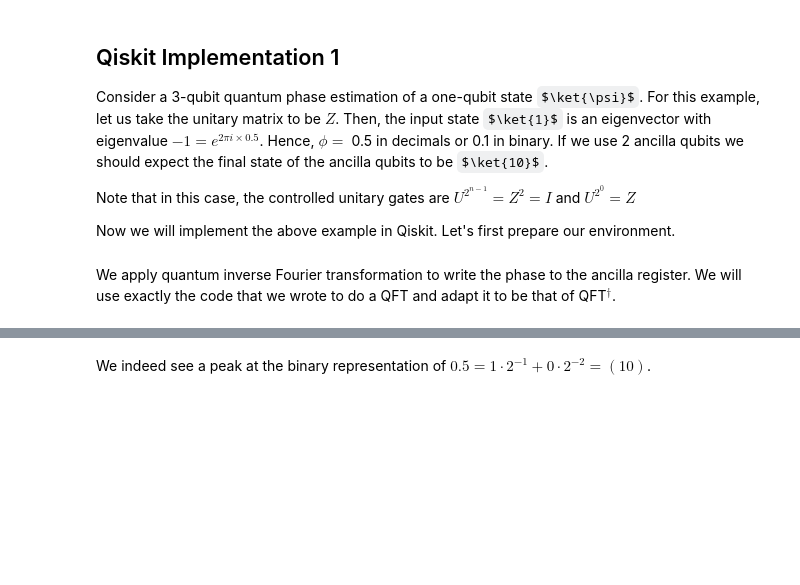
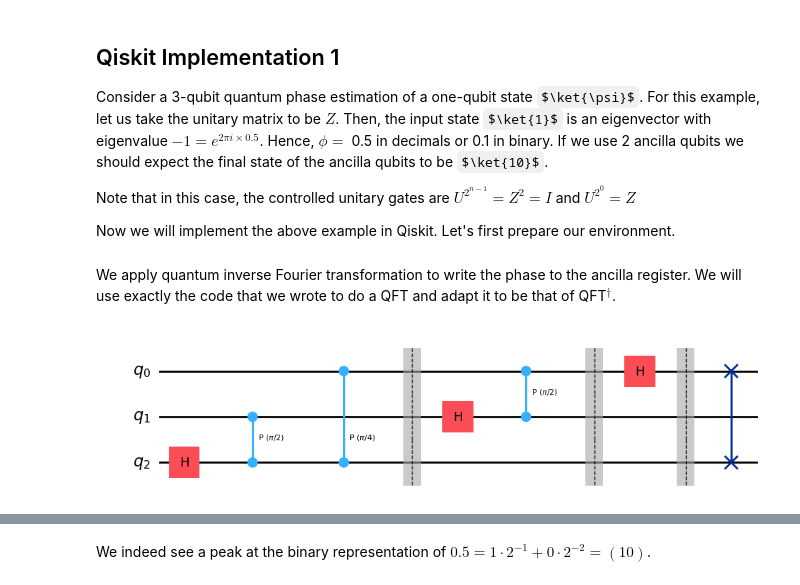
Before and after one commit to NicolaAssolini98/QuantumLab, a Jupyter notebook: Lab5/3_PhaseEstimation.ipynb, the cells around one changed output, grey strips where cells are left out. Saved outputs shown, nothing was run; the diff lists cells and outputs as text; code cells hidden in the pictures; some formulas as TeX source; blank space fills up the shorter version.

```diff
--- a/Lab5/3_PhaseEstimation.ipynb
+++ b/Lab5/3_PhaseEstimation.ipynb
@@ -172,35 +172,63 @@ sampler = Sampler()
 We apply quantum inverse Fourier transformation to write the phase to the ancilla register. We will use exactly the code that we wrote to do a QFT and adapt it to be that of QFT$^{\dagger}$.
 # %%
 def qft(n):
-    q = QuantumRegister(n)
-    circ = QuantumCircuit(q)
-    """n-qubit QFT on q in circ."""
-    for j in range(n):
-        circ.h(q[j])
-        for k in range(j+1,n):
-            circ.cp(math.pi/float(2**(k-j)), q[k], q[j])
+    q = QuantumRegister(n, name='q')
+    qc = QuantumCircuit(q, name='QFT')
+    # QFT with n qubits
+    # First we apply hadamard and control phase gates
+    for j in range(n-1,-1,-1):
+        qc.h(q[j])
+        for k in range(j):
+            qc.cp(math.pi/2**(k+1), q[j-1-k], q[j])
+        qc.barrier()
+    # Now finish the QFT by reversing the order of the qubits
+    for j in range(n//2):
+        qc.swap(q[j], q[n-j-1])
 
-    return circ
+    return qc
+
+qft(3).draw('mpl')
 
 def qft_dagger(n):
     q = QuantumRegister(n)
     circ = QuantumCircuit(q, name="qft dag")
-    """n-qubit QFTdagger on q in circ."""
+    """n-qubit QFT dagger on q in circ."""
+    for qubit in range(n // 2):
+        circ.swap(qubit, n - qubit - 1)
+
     for j in range(n):
-        k = (n-1) - j
-        for m in range(k):
-            circ.cp(-math.pi/float(2**(k-m)), q[k], q[m])
-        circ.h(q[k])
+        for k in range(j):
+            circ.cp(-math.pi/float(2**(j-k)), q[k], q[j])
+        circ.h(q[j])
+        circ.barrier()
 
     return circ
+
+qft_dagger(3).draw('mpl')
+
+# QFT dag without swap
+def qft_dagger_wo_swap(n):
+    q = QuantumRegister(n)
+    circ = QuantumCircuit(q, name="qft dag")
+
+    for j in range(n):
+        for k in range(j):
+            circ.cp(-math.pi/float(2**(j-k)), q[k], q[j])
+        circ.h(q[j])
+        circ.barrier()
+
+    return circ
+
 
 def cu(n):
     circ = QuantumCircuit(1, name="u^" + str(n))
     for i in range(n):
         circ.z(0)
-    cu = circ.to_gate().control(1)
+    ctrl_u = circ.to_gate().control(1)
 
-    return cu
+    return ctrl_u
+# %% [output]
+[figure, added]
 # %% [markdown]
 Now, set up the quantum circuit. We will use three qubits -- qubits 0 and 1 as ancilla, and qubit 2 as the eigenstate of the unitary operator.
 We initialize $\ket{\psi} = 1$ by applying an $X$ gate.
```
Also changed, not shown: parts of 3 cells of this notebook.
